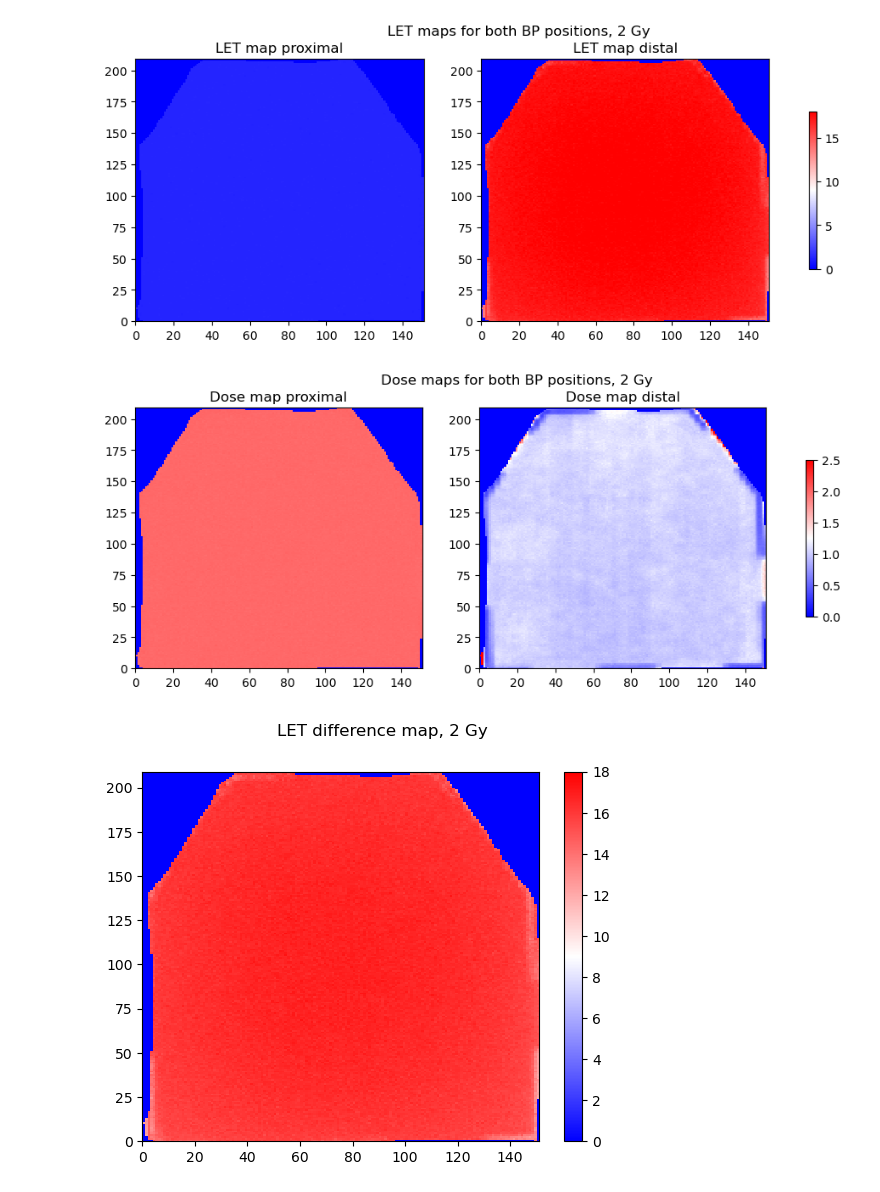
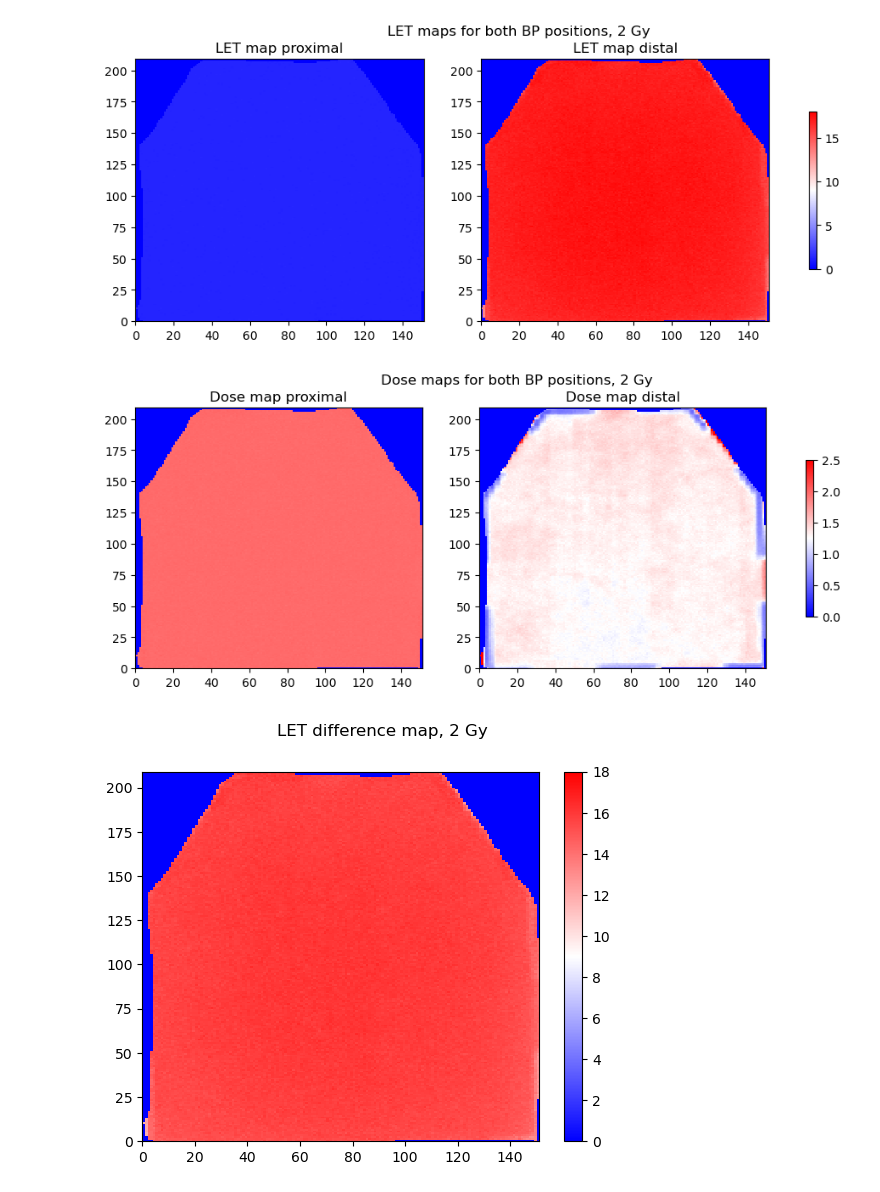
Before and after one commit to BrittHaanen15/Thesis_project, a Jupyter notebook: Python codes/Analysis of RayStation simulation.ipynb, the cells around one changed output. Saved outputs shown, nothing was run; the diff lists cells and outputs as text; code cells hidden in the pictures.

```diff
--- a/Python codes/Analysis of RayStation simulation.ipynb
+++ b/Python codes/Analysis of RayStation simulation.ipynb
@@ -173,6 +172,6 @@ The results below are for 6.15 mm 'water'
 # %%
-path_lowLET = r"C:\Users\bhaan\Documents\#Master Degree\Thesis\Thesis_project\LET calculation in setup from RS sim\Final RS sims\Low LET\Final RS sim low LET 2 Gy.csv"
-path_highLET = r"C:\Users\bhaan\Documents\#Master Degree\Thesis\Thesis_project\LET calculation in setup from RS sim\Final RS sims\High LET\Final RS high LET 2 Gy (6.15 mm).csv"
+path_lowLET = r"C:\Users\bhaan\Documents\#Master Degree\Thesis\Thesis_project\LET calculation in setup from RS sim\Final RS sims 69.87 MeV\Low LET\Final RS low LET 69.87 MeV.csv"
+path_highLET = r"C:\Users\bhaan\Documents\#Master Degree\Thesis\Thesis_project\LET calculation in setup from RS sim\Final RS sims 69.87 MeV\High LET\Final RS high LET 69.87 MeV.csv"
 
 Calculate_BP_Positions(path_lowLET, path_highLET, 2)
 # %% [output]
@@ -193,3 +192,3 @@ Min LET: 12.37 keV/um
 [figure]
-[figure, old version]
+[figure, new version]
 [figure]
```
Also changed, not shown: parts of 5 cells of this notebook, 7 other files.
